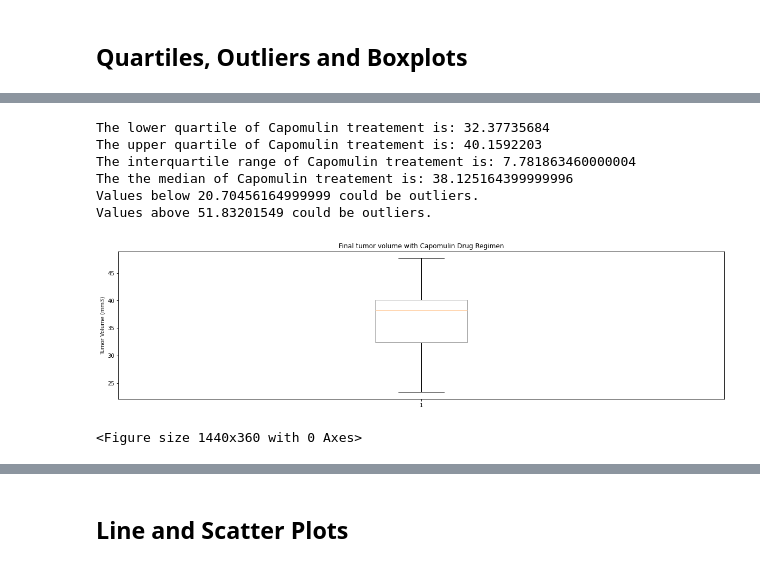
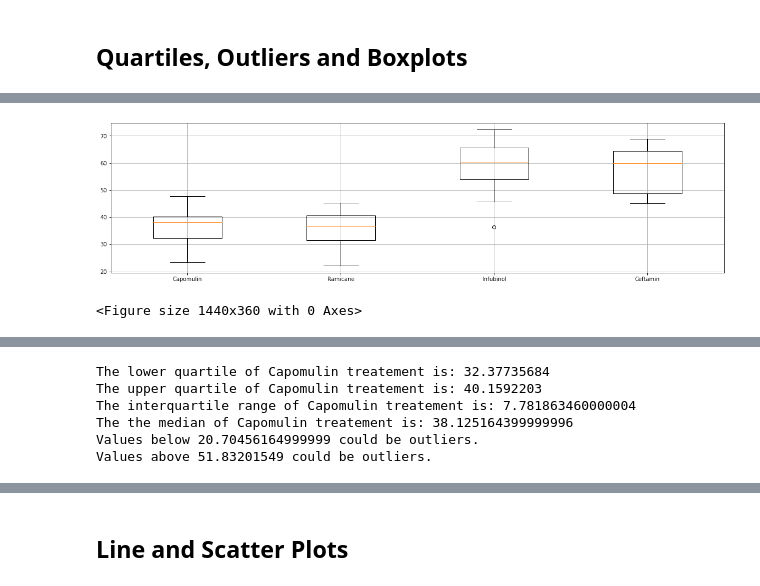
Before and after one commit to VijetaPuthran/Matplotlib, a Jupyter notebook: Pymaceuticals/pymaceuticals_starter.ipynb, the cells around one changed output, grey strips where cells are left out. Drawn from its saved outputs; the diff is of its cells as text; code cells hidden in the pictures.

```diff
--- a/Pymaceuticals/pymaceuticals_starter.ipynb
+++ b/Pymaceuticals/pymaceuticals_starter.ipynb
@@ -220,7 +220,17 @@ plt.show()
 # Calculate the final tumor volume of each mouse across four of the treatment regimens:
 # Capomulin, Ramicane, Infubinol, and Ceftamin
 # Start by getting the last (greatest) timepoint for each mouse
+tumor_df = data_clean_df.groupby('Mouse ID').max().Timepoint.reset_index()\
+    .merge(data_clean_df, on =['Mouse ID', 'Timepoint'])
 
-final_tumor_volume = merged_data.groupby(['Mouse ID'])['Timepoint'].max().reset_index()
-final_tumor_volume
+drugs = ['Capomulin', 'Ramicane', 'Infubinol', 'Ceftamin']
+drug_list = []
+
+for drug in drugs:
+    drug_df = tumor_df[tumor_df['Drug Regimen'] == drug]['Tumor Volume (mm3)']
+    iqr = drug_df.quantile(.75) - drug_df.quantile(.25)
+    low = drug_df.quantile(.25) - 1.5*iqr
+    upper = drug_df.quantile(.75) + 1.5*iqr
+    print(f'potential outliers for {drug}: {drug_df[(drug_df>upper) | (drug_df<low)]}')
+    drug_list.append(drug_df)
 # %% [output]
@@ -258,3 +242,11 @@ volume_last_timepoint
+# %%
+plt.boxplot(drug_list, labels=drugs)
+plt.grid()
+plt.show()
+plt.savefig("../Images/Boxplots.png")
+# %% [output]
+[figure, added]
+<Figure size 1440x360 with 0 Axes>
 # %%
 # Generate a box plot of the final tumor volume of each mouse across four regimens of interest
 #Capomulin, Ramicane, Infubinol, and Ceftamin
@@ -309,13 +301,6 @@ lower_bound = lowerq - (1.5*iqr)
 upper_bound = upperq + (1.5*iqr)
 print(f"Values below {lower_bound} could be outliers.")
 print(f"Values above {upper_bound} could be outliers.")
-#Boxplot for Capomulin regimen
-fig1, ax1 = plt.subplots()
-ax1.set_title('Final tumor volume with Capomulin Drug Regimen')
-ax1.set_ylabel('Tumor Volume (mm3)')
-ax1.boxplot(capomulin_data)
-plt.show()
-plt.savefig("../Images/Boxplot_Capomuli.png")
 # %% [output]
 The lower quartile of Capomulin treatement is: 32.37735684
 The upper quartile of Capomulin treatement is: 40.1592203
@@ -323,8 +308,6 @@ The interquartile range of Capomulin treatement is: 7.781863460000004
 The the median of Capomulin treatement is: 38.125164399999996
 Values below 20.70456164999999 could be outliers.
 Values above 51.83201549 could be outliers.
-[figure, removed]
-<Figure size 1440x360 with 0 Axes>
 # %%
 #Calculations and Boxplot for Ramicane treatment data
 # Calculate the IQR and quantitatively determine if there are any potential outliers
```
Also changed, not shown: parts of 14 cells of this notebook, 7 other files.
